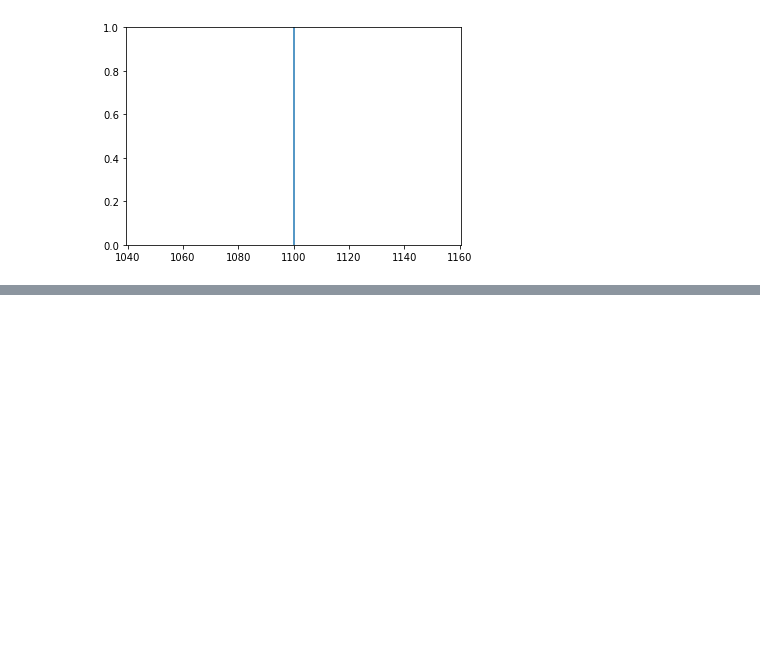
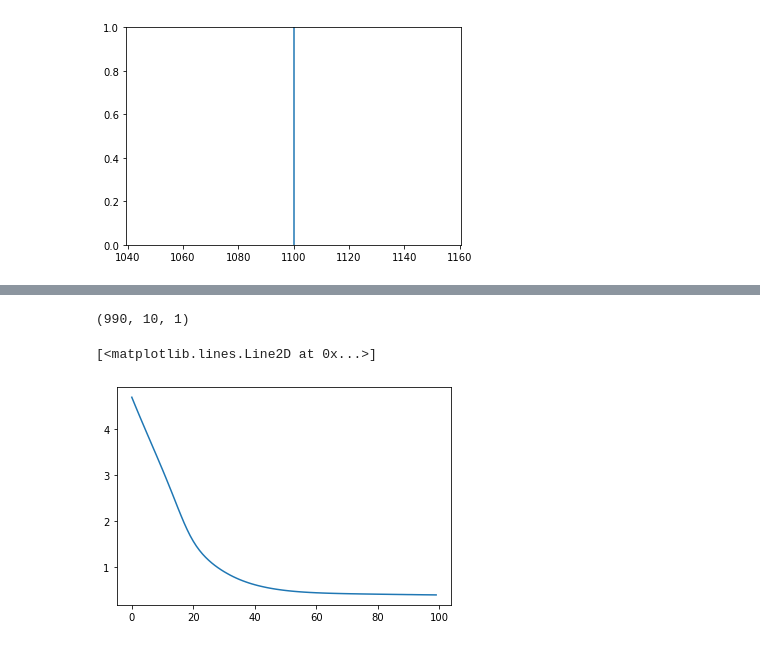
Before and after one commit to DEALTALFA/Deep-Learning, a Jupyter notebook: rnn/simpleRNN.ipynb, the cells around one changed output, grey strips where cells are left out. Drawn from its saved outputs; the diff is of its cells as text; code cells hidden in the pictures; blank space fills up the shorter version.

```diff
--- a/rnn/simpleRNN.ipynb
+++ b/rnn/simpleRNN.ipynb
@@ -55,0 +163,2 @@ plt.axvline(1100)
+# %%
+model.compile(loss="mean_squared_error",optimizer="",metrics=['accuracy'])
@@ -55,0 +185,2 @@ plt.axvline(1100)
+# %%
+model.fit(trainX,trainY,epochs=100,validation_data=(testX,testY))
@@ -55,0 +213,2 @@ plt.axvline(1100)
+# %%
+model.fit(trainX,trainY)
@@ -55,0 +217,4 @@ plt.axvline(1100)
+# %%
+trainX.shape
+# %% [output]
+(990, 10, 1)
@@ -55,0 +225,2 @@ plt.axvline(1100)
+# %%
+loss=model.history.history['loss']
@@ -55,0 +230,5 @@ plt.axvline(1100)
+# %%
+plt.plot(loss)
+# %% [output]
+[<matplotlib.lines.Line2D at 0x...>]
+[figure, added]
```
Also changed, not shown: parts of 32 cells of this notebook, 2 other files.
